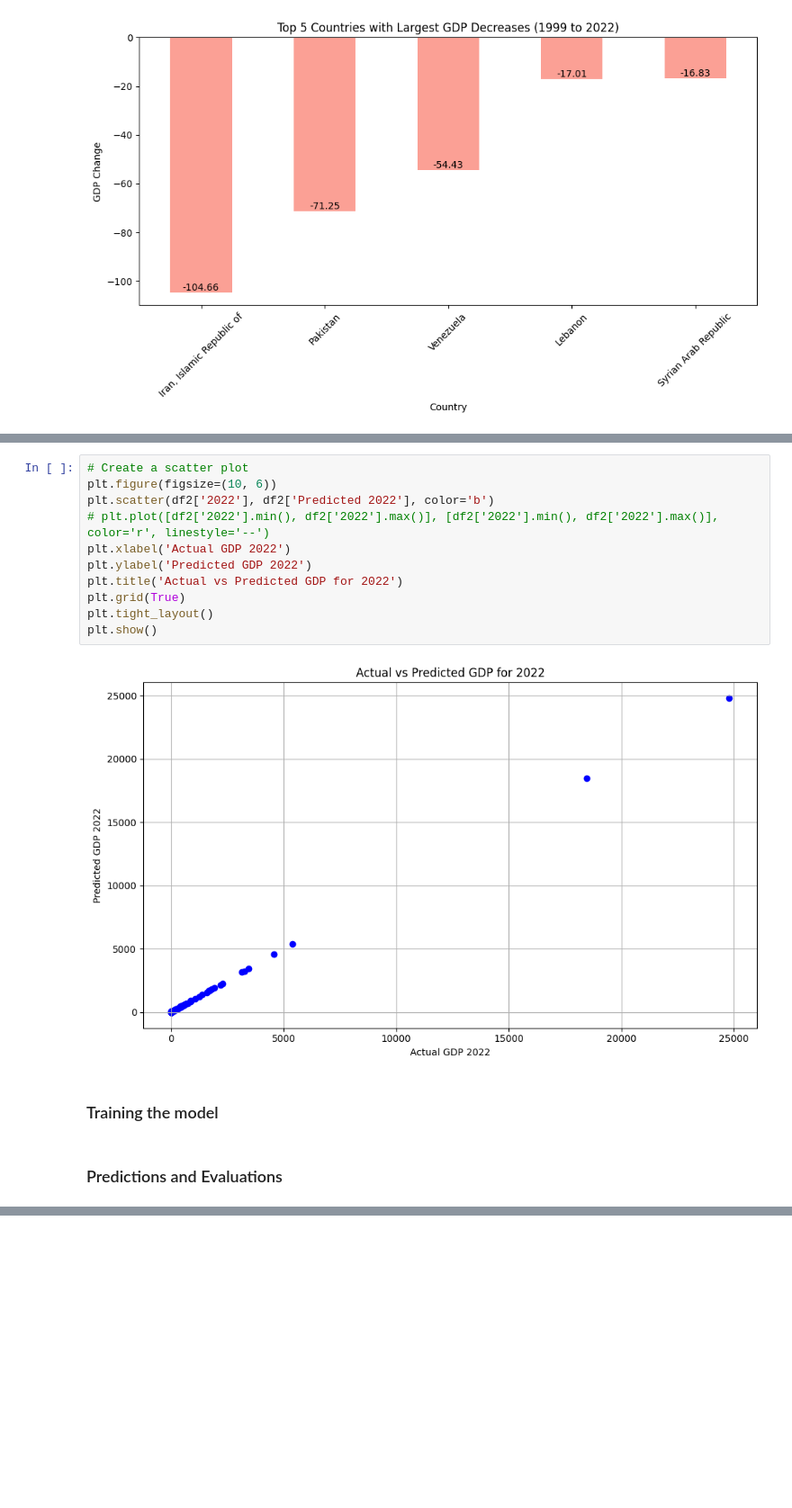
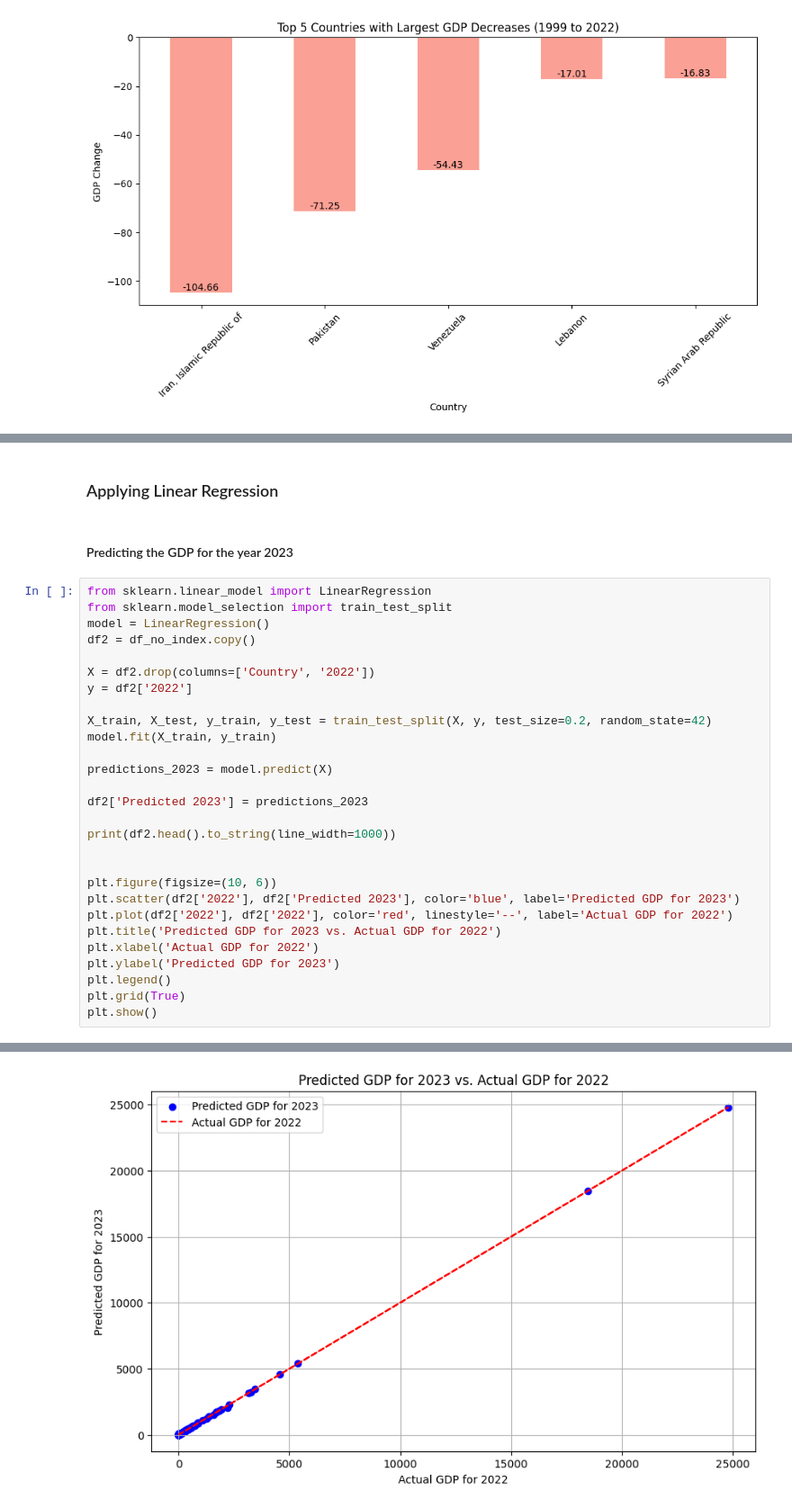
Before and after one commit to 911AstalusAdrian/MS2-PT, a Jupyter notebook: A3/regression_noetbook.ipynb, the cells around one changed output, grey strips where cells are left out. Shown at 90% size. Cells and saved outputs as stored; diff of their text form; blank space fills up the shorter version.

Commit message:
Predict the 2023 GDP value

```diff
--- a/A3/regression_noetbook.ipynb
+++ b/A3/regression_noetbook.ipynb
@@ -211,17 +174,33 @@ plt.show()
-# %%
-# Create a scatter plot
-plt.figure(figsize=(10, 6))
-plt.scatter(df2['2022'], df2['Predicted 2022'], color='b')
-# plt.plot([df2['2022'].min(), df2['2022'].max()], [df2['2022'].min(), df2['2022'].max()], color='r', linestyle='--')
-plt.xlabel('Actual GDP 2022')
-plt.ylabel('Predicted GDP 2022')
-plt.title('Actual vs Predicted GDP for 2022')
-plt.grid(True)
-plt.tight_layout()
-plt.show()
-# %% [output]
-[figure, removed]
-# %% [markdown]
-### Training the model
-# %% [markdown]
-### Predictions and Evaluations
+# %% [markdown]
+### Applying Linear Regression
+# %% [markdown]
+#### Predicting the GDP for the year 2023
+# %%
+from sklearn.linear_model import LinearRegression
+from sklearn.model_selection import train_test_split
+model = LinearRegression()
+df2 = df_no_index.copy()
+
+X = df2.drop(columns=['Country', '2022'])
+y = df2['2022']
+
+X_train, X_test, y_train, y_test = train_test_split(X, y, test_size=0.2, random_state=42)
+model.fit(X_train, y_train)
+
+predictions_2023 = model.predict(X)
+
+df2['Predicted 2023'] = predictions_2023
+
+print(df2.head().to_string(line_width=1000))
+
+
+plt.figure(figsize=(10, 6))
+plt.scatter(df2['2022'], df2['Predicted 2023'], color='blue', label='Predicted GDP for 2023')
+plt.plot(df2['2022'], df2['2022'], color='red', linestyle='--', label='Actual GDP for 2022')
+plt.title('Predicted GDP for 2023 vs. Actual GDP for 2022')
+plt.xlabel('Actual GDP for 2022')
+plt.ylabel('Predicted GDP for 2023')
+plt.legend()
+plt.grid(True)
+plt.show()
+# %% [output]
@@ -227,0 +213 @@ plt.show()
+[figure, added]
```
Also changed, not shown: parts of 9 cells of this notebook.
